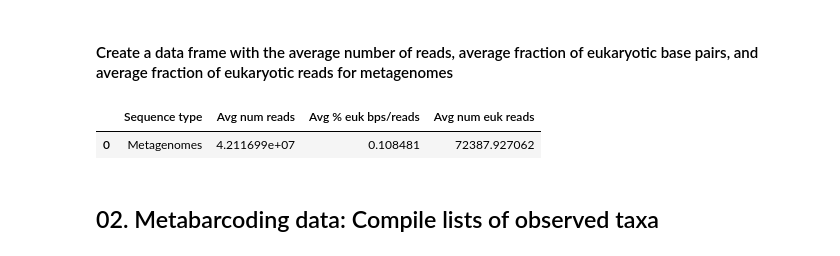
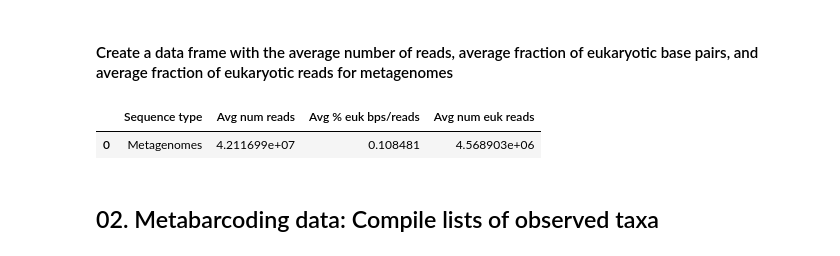
Before and after one commit to nvpatin/eDNA-Visualizations, a Jupyter notebook: compare_taxa_shotgun_vs_amplicons_quantitative.ipynb, the cells around one changed output. Drawn from its saved outputs; the diff is of its cells as text; code cells hidden in the pictures.

Commit message:
Edited quantative comparison script for euks to calculate read percentages among data sets

```diff
--- a/compare_taxa_shotgun_vs_amplicons_quantitative.ipynb
+++ b/compare_taxa_shotgun_vs_amplicons_quantitative.ipynb
@@ -122,11 +122,11 @@ avg_seqs
 # %%
 euk_frac_mgns = pd.DataFrame({'Sequence type': ['Metagenomes'], 'Avg num reads': [avg_seqs],
                            'Avg % euk bps/reads' : [avg_bps]})
-euk_frac_mgns['Avg num euk reads'] = euk_frac_df['Avg % euk bps/reads'] * euk_frac_df['Avg num reads']
+euk_frac_mgns['Avg num euk reads'] = euk_frac_mgns['Avg % euk bps/reads'] * euk_frac_mgns['Avg num reads']
 euk_frac_mgns
 # %% [output]
 |  | Sequence type | Avg num reads | Avg % euk bps/reads | Avg num euk reads |
-| 0 | Metagenomes | 4.211699e+07 | 0.108481 | 72387.927062 |
+| 0 | Metagenomes | 4.211699e+07 | 0.108481 | 4.568903e+06 |
 # %% [markdown]
 ## 02. Metabarcoding data: Compile lists of observed taxa
 # %% [markdown]
```
Also changed, not shown: parts of 5 cells of this notebook, 3 other files.
